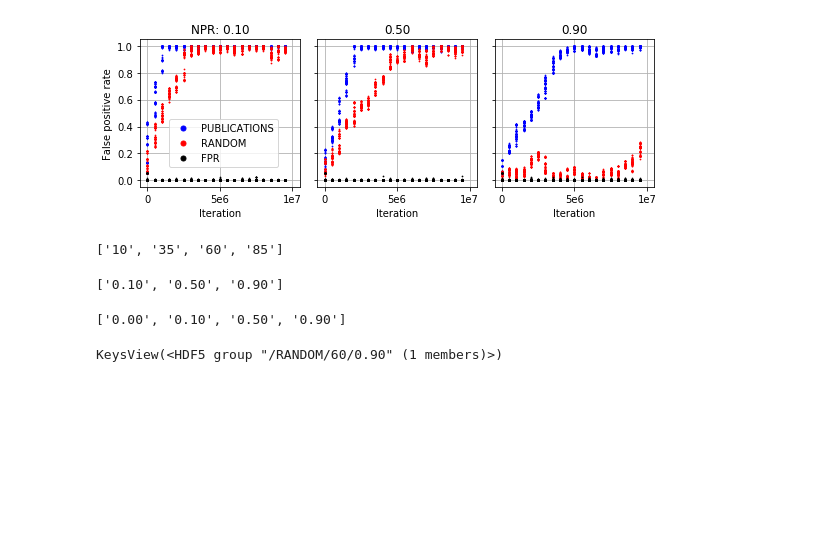
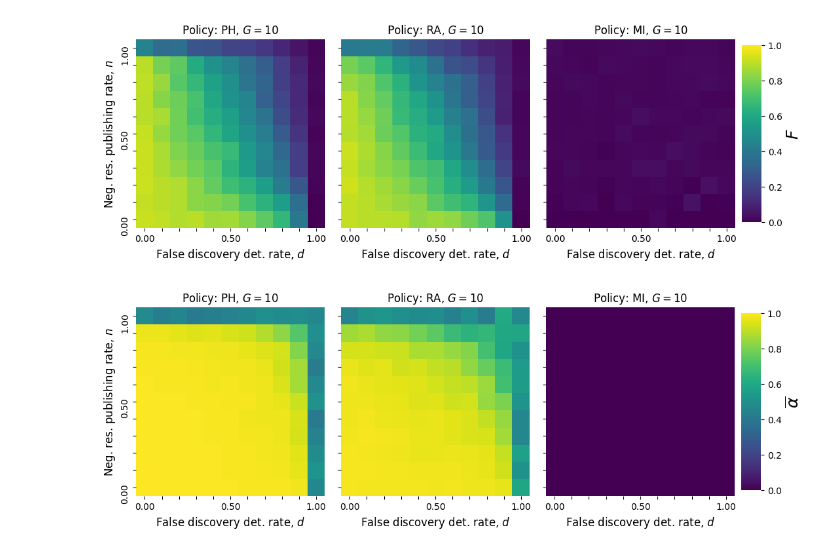
Before and after one commit to mt-digital/badscience-solutions, a Jupyter notebook: Publication figures.ipynb, the cells around one changed output. Drawn from its saved outputs; the diff is of its cells as text; code cells hidden in the pictures; blank space fills up the shorter version.

```diff
--- a/Publication figures.ipynb
+++ b/Publication figures.ipynb
@@ -9,0 +30,26 @@ policies_timeseries(ed,
+# %%
+ed = ExperimentData('FprAllAgents.hdf')
+
+Gs = [10, 35, 60, 85]
+
+def save_path(param, G):
+    return '/Users/mt/workspace/papers/scimod/Figures/fpr-over-{}-allagents-G={}.pdf'.format(
+        param, G
+    )
+
+for G in Gs:
+
+    param = 'NPR'
+    fpr_allpi(
+        ed, G=G, param=param,
+        save_path=save_path(param, G),
+        figsize=(8, 3)
+    )
+
+    plt.figure()
+
+    param = 'FPDR'
+    fpr_allpi(
+        ed, G=G, param=param, figsize=(8, 3),
+        save_path=save_path(param, G)
+    )
@@ -12,3 +70,0 @@ policies_timeseries(ed,
-# %%
-from experiment_data import ExperimentData
-ed = ExperimentData('Fig3Demo.hdf')
@@ -51,9 +72,0 @@ fpr_allpi(ed)
-# %%
-# edfpdr.hdf.close()
-# ed.hdf.close()
-# edfpdr = ExperimentData('Fig5Demo.hdf')
-
-ed = ExperimentData('fpr-over-npr_fpdr-allagents.hdf')
-print(ed.award_amounts)
-print(ed.fpdrs)
-print(ed.pubneg_rates)
@@ -68,23 +73,10 @@ fpr_allpi(ed, G=10, param='FPDR', figsize=(8, 3), save_path='/Users/mt/workspace
-# %%
-# ed = ExperimentData('Fig3Demo.hdf')
-# print(ed.fpdrs)
-# print(ed.pubneg_rates)
-fpr_allpi(ed, G='10', param='NPR', save_path='/Users/mt/workspace/papers/scimod/Figures/fpr-over-npr-allagents.pdf', figsize=(8, 3))
-# %% [output]
-[figure, removed]
-# %%
-ed.award_amounts
-# %% [output]
-['10', '35', '60', '85']
-# %%
-ed.fpdrs
-# %% [output]
-['0.10', '0.50', '0.90']
-# %%
-ed.pubneg_rates
-# %% [output]
-['0.00', '0.10', '0.50', '0.90']
-# %%
-ed.hdf['/RANDOM/60/0.90'].keys()
-# %% [output]
-KeysView(<HDF5 group "/RANDOM/60/0.90" (1 members)>)
+# %%
+heatmaps(ed, '10',
+save_path='figures-lixo/heatmaps-10-fdr.pdf', figsize=(10, 6))
+# %% [output]
+[figure, added]
+# %%
+heatmaps(ed, '10', measure='falsePositiveRate',
+save_path='figures-lixo/heatmaps-10-fpr.pdf', figsize=(10, 6))
+# %% [output]
+[figure, added]
```
Also changed, not shown: parts of 21 cells of this notebook, 2 other files.
